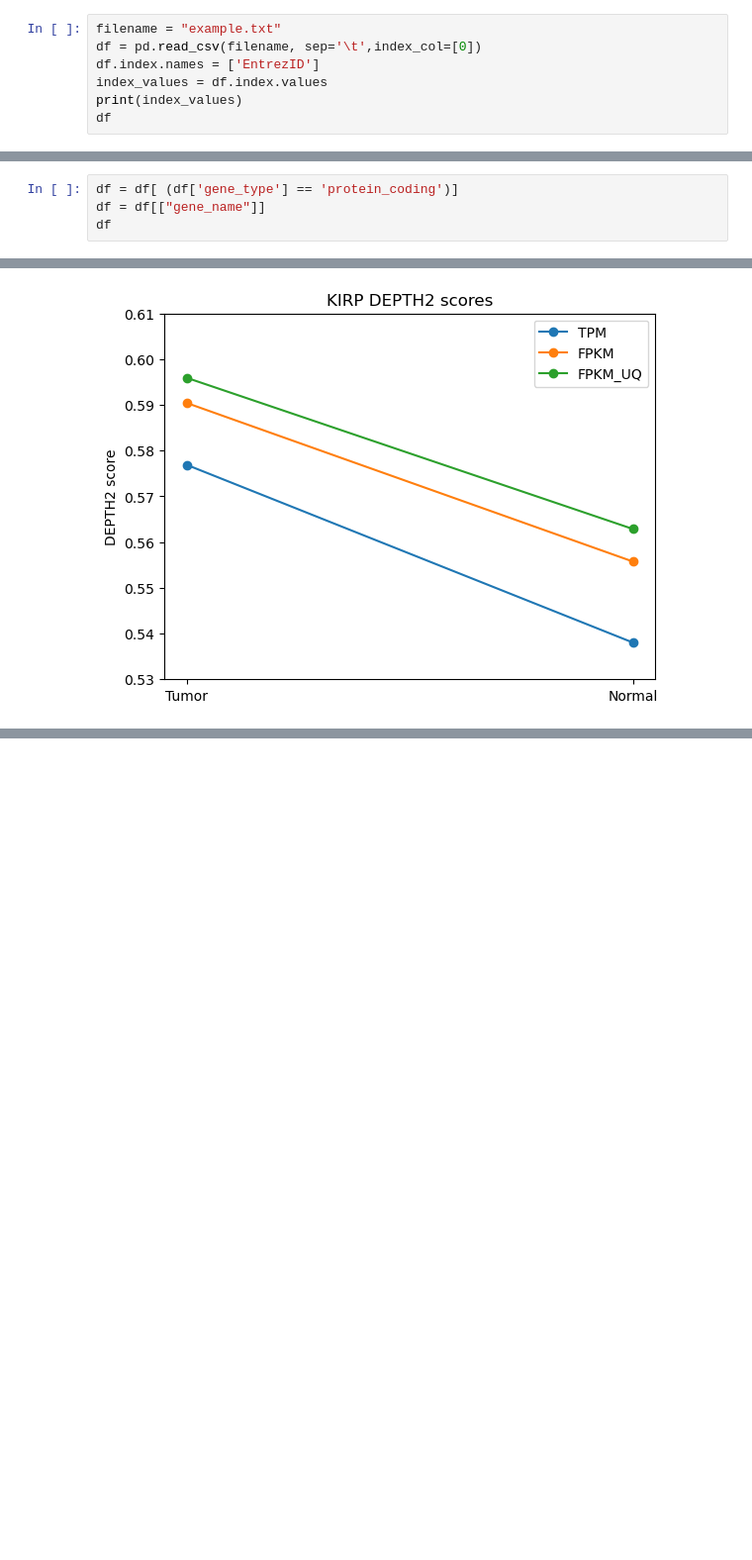
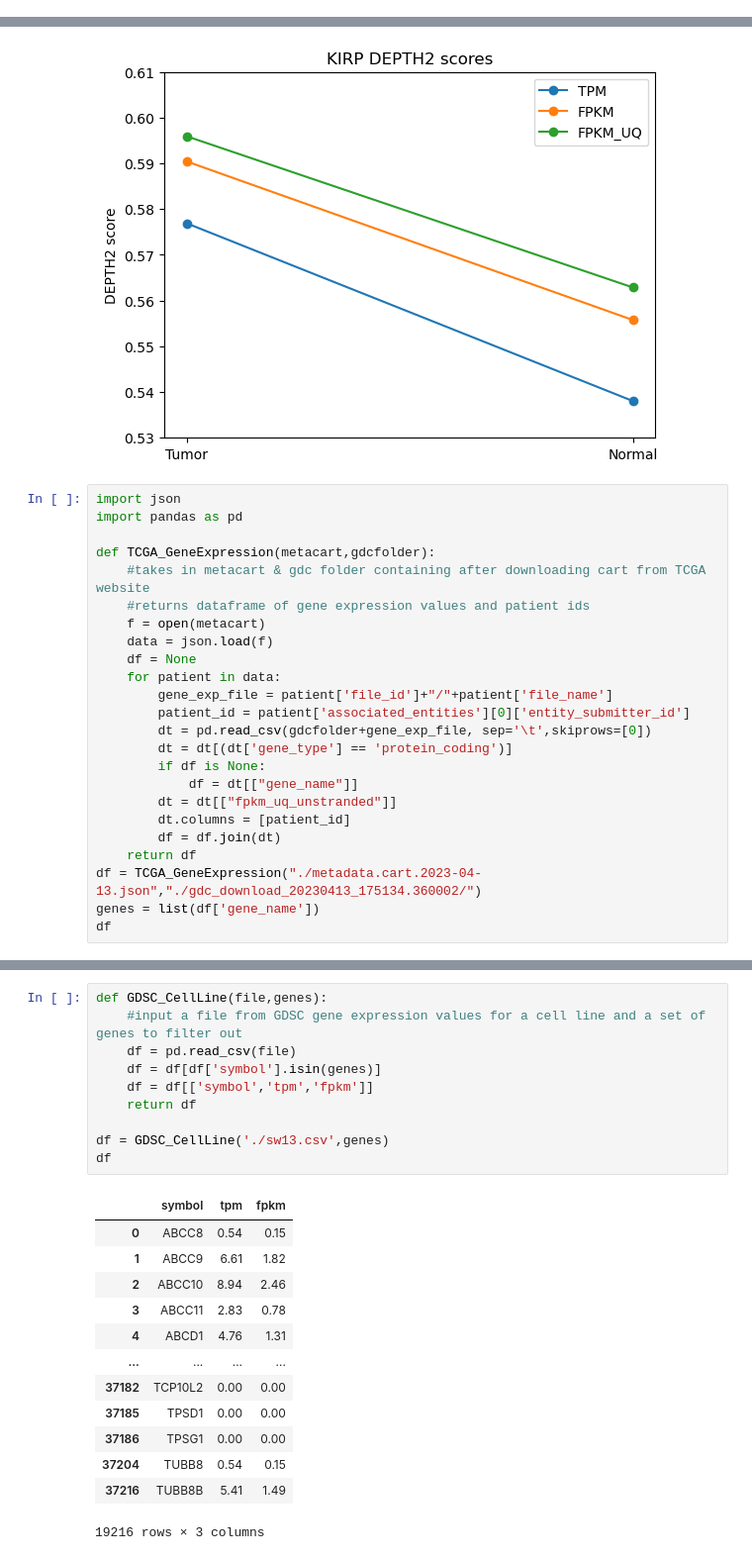
Before and after one commit to ricardo0129/FinalProject, a Jupyter notebook: DEPTH2.ipynb, the cells around one changed output, grey strips where cells are left out. Shown at 99% size. Saved outputs shown, nothing was run; the diff lists cells and outputs as text; blank space fills up the shorter version.

Commit message:
cleaned up code, started cell line data parsing

```diff
--- a/DEPTH2.ipynb
+++ b/DEPTH2.ipynb
@@ -10,10 +10,3 @@ def depth2(data):
     result = result.replace(np.nan,0)
     result = result.apply(lambda col: abs(col)).T
     return result.std()
-# %%
-filename = "example.txt"
-df = pd.read_csv(filename, sep='\t',index_col=[0])
-df.index.names = ['EntrezID']
-index_values = df.index.values
-print(index_values)
-df
@@ -36,4 +12,0 @@ df
-# %%
-df = df[ (df['gene_type'] == 'protein_coding')]
-df = df[["gene_name"]]
-df
@@ -275,3 +221,27 @@ ax.legend()
 plt.show()
 # %% [output]
 [figure]
+# %%
+import json
+import pandas as pd
+
+def TCGA_GeneExpression(metacart,gdcfolder):
+    #takes in metacart & gdc folder containing after downloading cart from TCGA website
+    #returns dataframe of gene expression values and patient ids
+    f = open(metacart)
+    data = json.load(f)
+    df = None
+    for patient in data:
+        gene_exp_file = patient['file_id']+"/"+patient['file_name']
+        patient_id = patient['associated_entities'][0]['entity_submitter_id']
+        dt = pd.read_csv(gdcfolder+gene_exp_file, sep='\t',skiprows=[0])
+        dt = dt[(dt['gene_type'] == 'protein_coding')]
+        if df is None:
+            df = dt[["gene_name"]]
+        dt = dt[["fpkm_uq_unstranded"]]
+        dt.columns = [patient_id]
+        df = df.join(dt)
+    return df
+df = TCGA_GeneExpression("./metadata.cart.2023-04-13.json","./gdc_download_20230413_175134.360002/")
+genes = list(df['gene_name'])
+df
@@ -277,0 +262,24 @@ plt.show()
+# %%
+def GDSC_CellLine(file,genes):
+    #input a file from GDSC gene expression values for a cell line and a set of genes to filter out
+    df = pd.read_csv(file)
+    df = df[df['symbol'].isin(genes)]
+    df = df[['symbol','tpm','fpkm']]
+    return df
+
+df = GDSC_CellLine('./sw13.csv',genes)
+df
+# %% [output]
+|  | symbol | tpm | fpkm |
+| 0 | ABCC8 | 0.54 | 0.15 |
+| 1 | ABCC9 | 6.61 | 1.82 |
+| 2 | ABCC10 | 8.94 | 2.46 |
+| 3 | ABCC11 | 2.83 | 0.78 |
+| 4 | ABCD1 | 4.76 | 1.31 |
+| ... | ... | ... | ... |
+| 37182 | TCP10L2 | 0.00 | 0.00 |
+| 37185 | TPSD1 | 0.00 | 0.00 |
+| 37186 | TPSG1 | 0.00 | 0.00 |
+| 37204 | TUBB8 | 0.54 | 0.15 |
+| 37216 | TUBB8B | 5.41 | 1.49 |
+19216 rows × 3 columns
```
Also changed, not shown: parts of 5 cells of this notebook, 3 other files.
